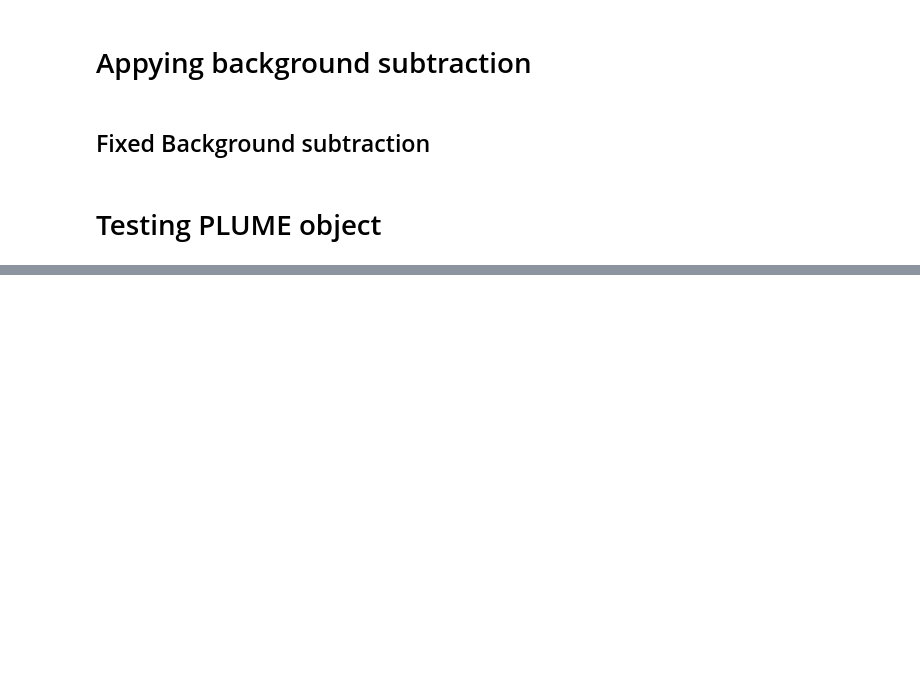
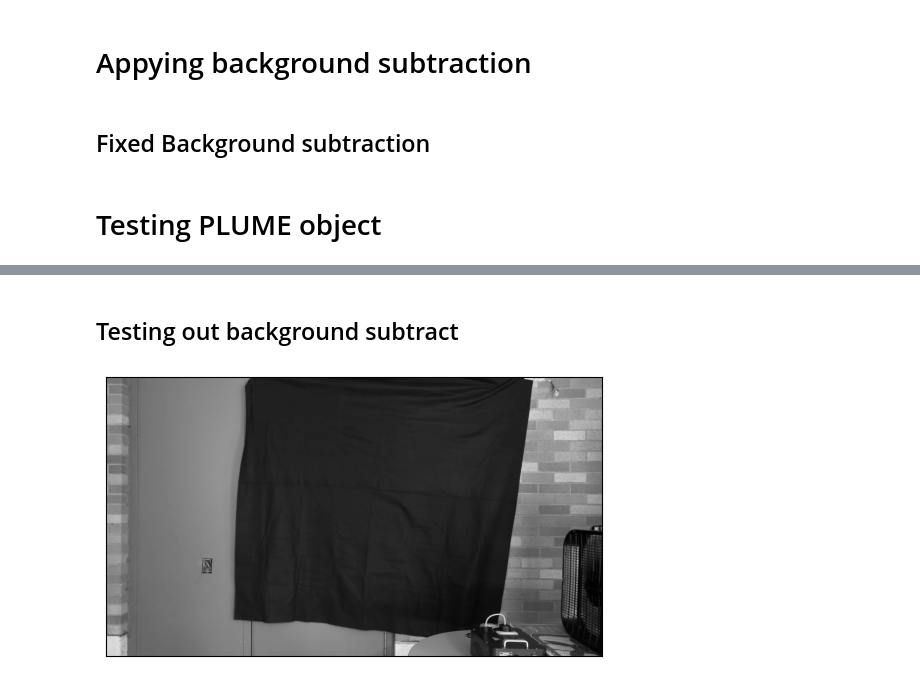
Before and after one commit to Jacob-Stevens-Haas/ARA-Plumes, a Jupyter notebook: tutorial.ipynb, the cells around one changed output, grey strips where cells are left out. Cells and saved outputs as stored; diff of their text form; code cells hidden in the pictures; blank space fills up the shorter version.

```diff
--- a/tutorial.ipynb
+++ b/tutorial.ipynb
@@ -68,3 +67,16 @@ out_img = out_data[0]
 plt.imshow(out_img)
 plt.xticks([]), plt.yticks([])
 plt.show()
+# %% [markdown]
+## Testing out background subtract
+# %%
+video_path = "/Users/Malachite/Documents/UW/ARA/ARA-Plumes/plume_videos/July_20/video_low_1/low_1.MP4"
+plume_tracker = PLUME(video_path=video_path)
+# %%
+back_img = plume_tracker.create_background_img(img_count=600)
+# %%
+plt.imshow(back_img,cmap="gray")
+plt.xticks([]),plt.yticks([])
+plt.show()
+# %% [output]
+[figure, added]
```
Also changed, not shown: parts of 1 cell of this notebook.
